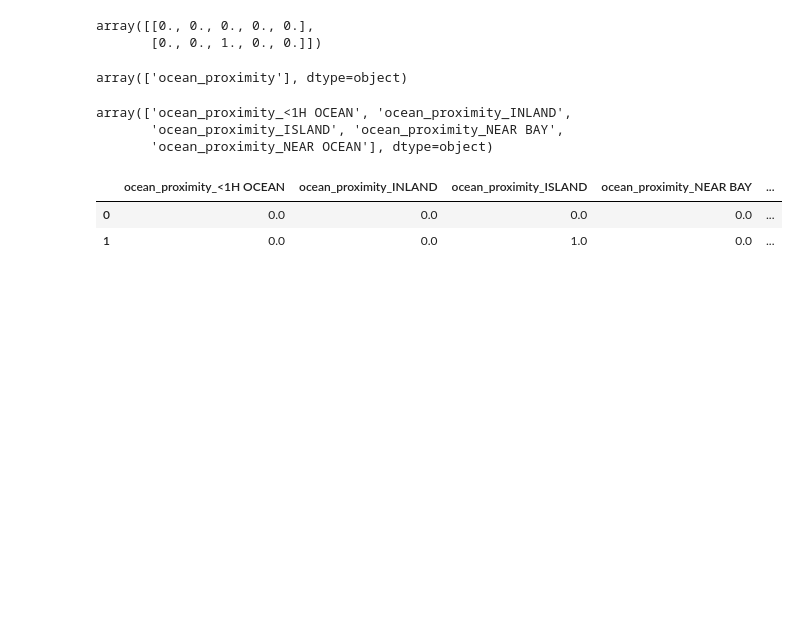
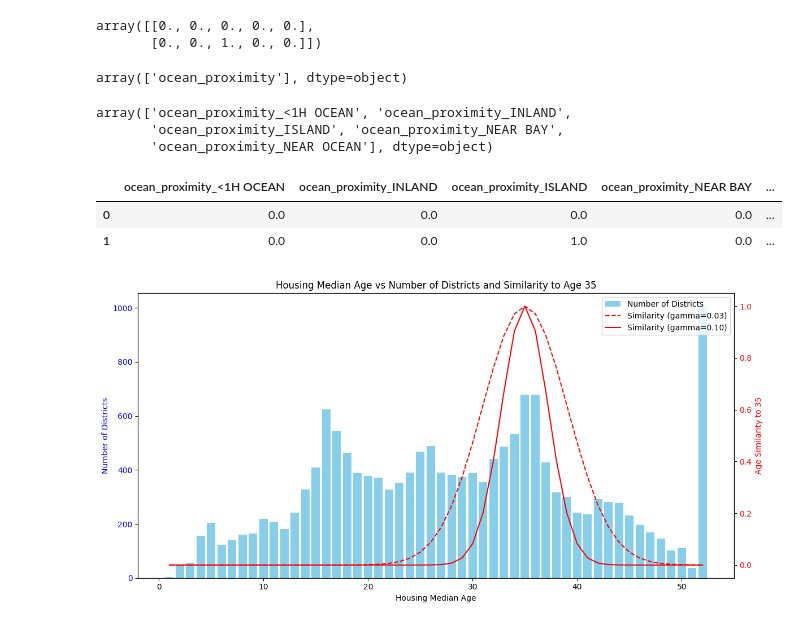
Before and after one commit to amrendra7777/ml, a Jupyter notebook: regression.ipynb, the cells around one changed output. Saved outputs shown, nothing was run; the diff lists cells and outputs as text; code cells hidden in the pictures; blank space fills up the shorter version.

```diff
--- a/regression.ipynb
+++ b/regression.ipynb
@@ -407,0 +409,35 @@ housing_num_std_scaled=std_scaler.fit_transform(housing_num)
+# %%
+
+
+# Assuming `housing` is a DataFrame with a "housing_median_age" column
+# Step 1: Count number of districts for each housing_median_age
+age_counts = housing["housing_median_age"].value_counts().sort_index()
+
+# Step 2: Calculate RBF similarities with age 35
+ages = age_counts.index.values.reshape(-1, 1)
+sim_003 = rbf_kernel(ages, [[35]], gamma=0.03).flatten()
+sim_010 = rbf_kernel(ages, [[35]], gamma=0.10).flatten()
+
+# Step 3: Plotting
+fig, ax1 = plt.subplots(figsize=(12, 6))
+
+# Bar plot: number of districts per age
+ax1.bar(age_counts.index, age_counts.values, color='blue', label='Number of Districts')
+ax1.set_xlabel("Housing Median Age")
+ax1.set_ylabel("Number of Districts", color='blue')
+ax1.tick_params(axis='y', labelcolor='blue')
+
+# Secondary axis for similarity
+ax2 = ax1.twinx()
+ax2.plot(age_counts.index, sim_003, 'r--', label='Similarity (gamma=0.03)')
+ax2.plot(age_counts.index, sim_010, 'r-', label='Similarity (gamma=0.10)')
+ax2.set_ylabel("Age Similarity to 35", color='red')
+ax2.tick_params(axis='y', labelcolor='red')
+
+# Legends and title
+fig.legend(loc="upper right", bbox_to_anchor=(1, 1), bbox_transform=ax1.transAxes)
+plt.title("Housing Median Age vs Number of Districts and Similarity to Age 35")
+plt.tight_layout()
+plt.show()
+# %% [output]
+[figure, added]
```
Also changed, not shown: parts of 2 cells of this notebook.
